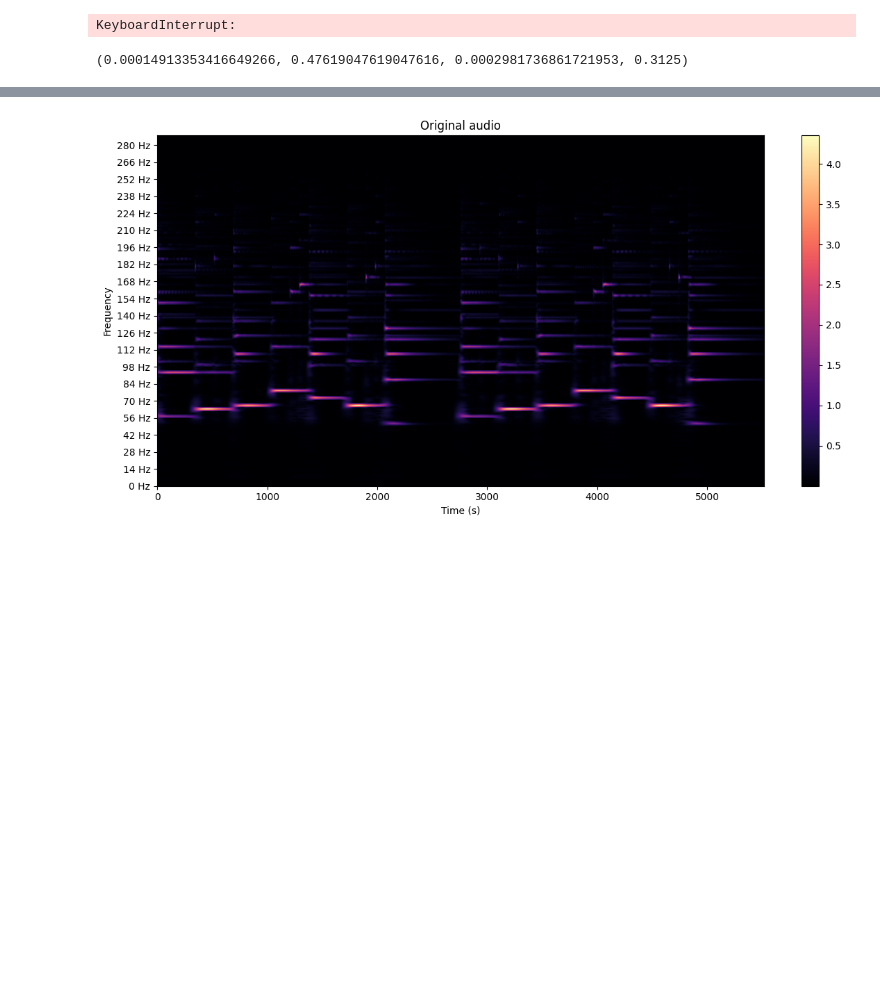
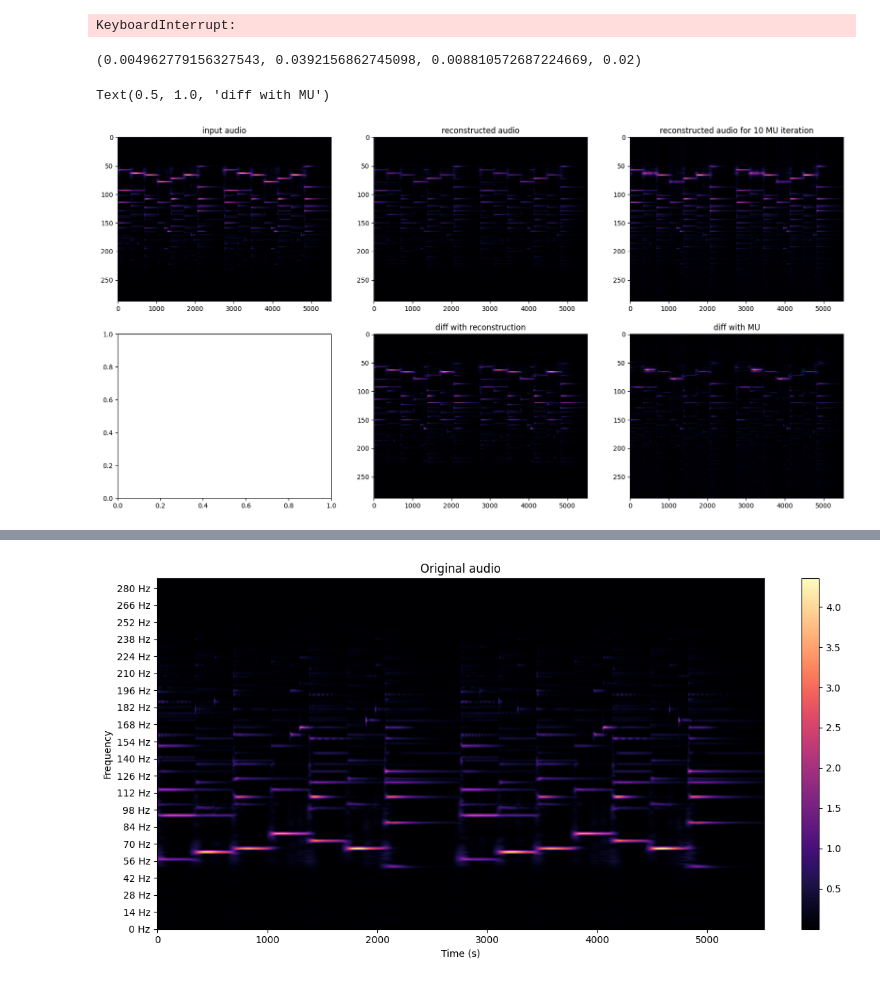
Before and after one commit to edabier/Unrolled-NMF, a Jupyter notebook: training_on_dataset.ipynb, the cells around one changed output, grey strips where cells are left out. Saved outputs shown, nothing was run; the diff lists cells and outputs as text; code cells hidden in the pictures; blank space fills up the shorter version.

```diff
--- a/training_on_dataset.ipynb
+++ b/training_on_dataset.ipynb
@@ -102,13 +102,14 @@ epoch 3, loss = 5.597723
 KeyboardInterrupt:
 # %%
 dataset_name = "piano-dataset"
+W_path = 'test-data/synth-single-notes'
 y, sr = torchaudio.load(f"{dataset_name}/audios/example-6.wav")
 M, times, _ = spec.cqt_spec(y, sr, hop_length=128)
 midi, onset, offset, _ = spec.midi_to_pianoroll(f"{dataset_name}/midis/example-6.mid", y, times,128,sr)
 active_midi = [i for i in range(88) if (midi[i, :] > 0).any().item()]
 H = init.MIDI_to_H(midi, active_midi, onset, offset)
+W, _, _, _ = init.init_W(W_path)
 # %%
-W_path = 'test-data/synth-single-notes'
 model_path = 'models/RALMU.pt'
 weights = torch.load(model_path)
 weights.pop("H0")
@@ -119,7 +120,36 @@ ralmu.load_state_dict(weights)
 ralmu.init_H(M)
 
 W_hat, H_hat, M_hat = ralmu.forward(M)
+M_hat = M_hat.detach()
 # %%
-print(utils.compute_metrics(H_hat, H))
+print(utils.compute_metrics(H_hat, H, threshold=1))
 # %% [output]
-(0.00014913353416649266, 0.47619047619047616, 0.0002981736861721953, 0.3125)
+(0.004962779156327543, 0.0392156862745098, 0.008810572687224669, 0.02)
+# %%
+# M_n = np.apply_along_axis(lambda x: x / np.sum(np.abs(x)), axis=0, arr=M)
+# M_hat_n = np.apply_along_axis(lambda x: x / np.sum(np.abs(x)), axis=0, arr=M_hat.detach())
+n_steps = 10
+H_mu = init.init_H(l=88, t=M.shape[1], W=torch.tensor(W), M=M, n_init_steps=n_steps)
+M_mu = W @ H_mu
+
+diff = np.abs(M - M_hat)
+diff_r = np.abs(M - M_mu)
+fig, ax = plt.subplots(2, 3, figsize=(20,10))
+ax[0, 0].imshow(M, aspect="auto", cmap='magma')
+ax[0, 0].set_title("input audio")
+
+ax[0, 1].imshow(M_hat,  aspect="auto", cmap='magma')
+ax[0, 1].set_title("reconstructed audio")
+
+ax[0, 2].imshow(M_mu,  aspect="auto", cmap='magma')
+ax[0, 2].set_title(f"reconstructed audio for {n_steps} MU iteration")
+
+ax[1, 1].imshow(diff, aspect="auto", cmap='magma')
+ax[1, 1].set_title("diff with reconstruction")
+
+ax[1, 2].imshow(diff_r, aspect="auto", cmap='magma')
+ax[1, 2].set_title("diff with MU")
+# fig.colorbar(pos, ax=ax)
+# %% [output]
+Text(0.5, 1.0, 'diff with MU')
+[figure, added]
```
Also changed, not shown: parts of 4 cells of this notebook, 5 other files.
